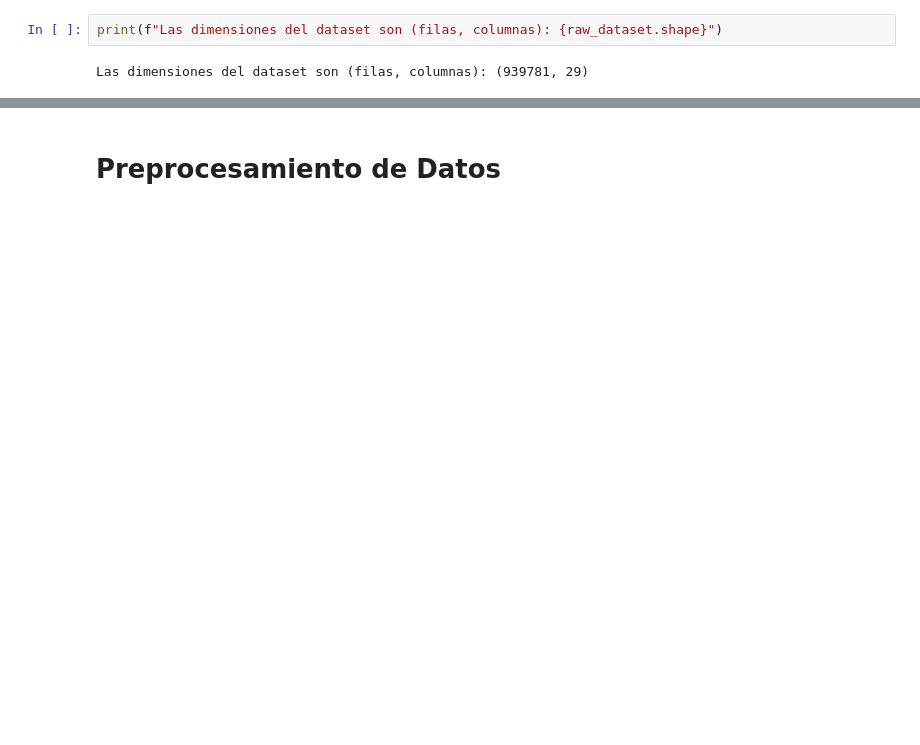
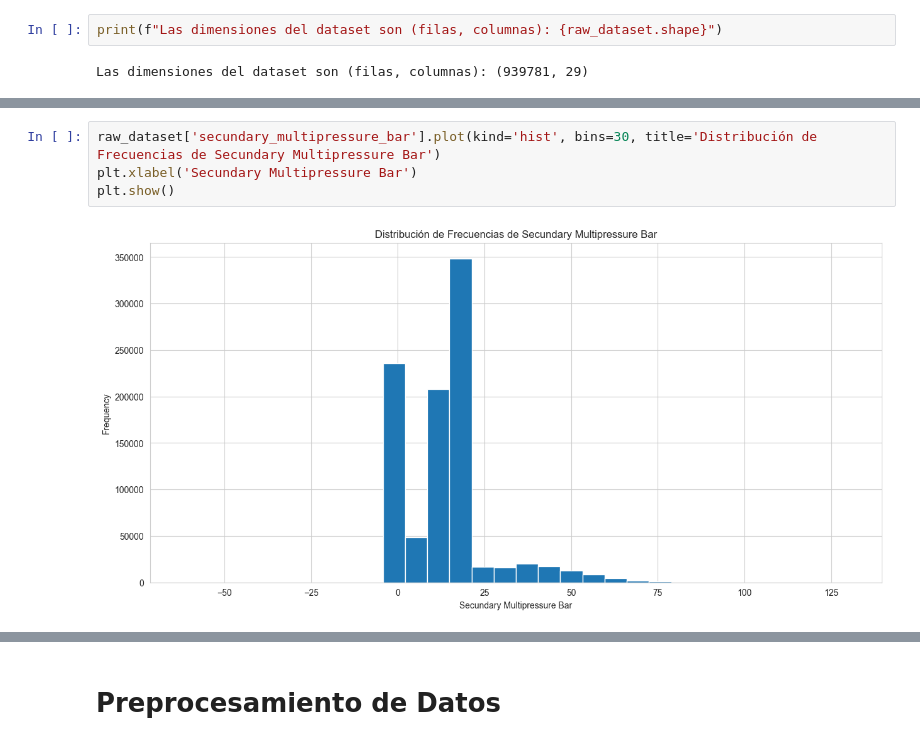
Before and after one commit to emmanuelrosales/ML_FinalProject, a Jupyter notebook: ML_FinalProject.ipynb, the cells around one changed output, grey strips where cells are left out. Cells and saved outputs as stored; diff of their text form; blank space fills up the shorter version.

```diff
--- a/ML_FinalProject.ipynb
+++ b/ML_FinalProject.ipynb
@@ -74,0 +98,6 @@ Las dimensiones del dataset son (filas, columnas): (939781, 29)
+# %%
+raw_dataset['secundary_multipressure_bar'].plot(kind='hist', bins=30, title='Distribución de Frecuencias de Secundary Multipressure Bar')
+plt.xlabel('Secundary Multipressure Bar')
+plt.show()
+# %% [output]
+[figure, added]
```
Also changed, not shown: parts of 13 cells of this notebook.
